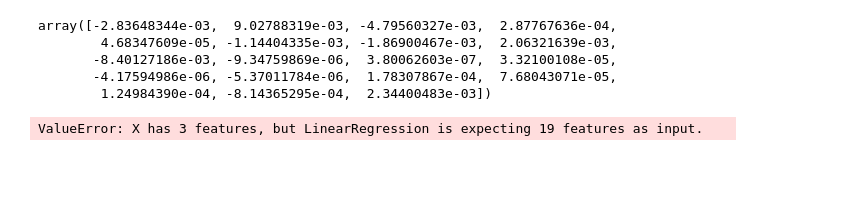
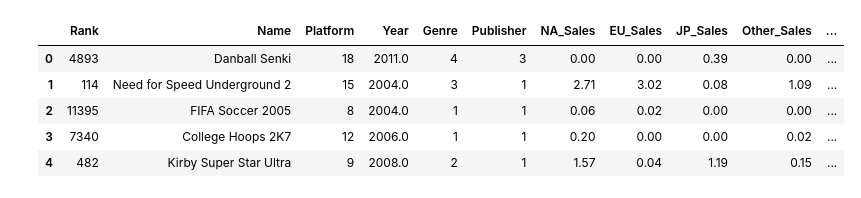
Before and after one commit to TempeHS/2026SE_MLOPStask_Zoe.R, a Jupyter notebook: 2.Model_Development/2.3.Model_Training/model_training_tests.ipynb, the cells around one changed output. Saved outputs shown, nothing was run; the diff lists cells and outputs as text; code cells hidden in the pictures; blank space fills up the shorter version.

```diff
--- a/2.Model_Development/2.3.Model_Training/model_training_tests.ipynb
+++ b/2.Model_Development/2.3.Model_Training/model_training_tests.ipynb
@@ -13,23 +13,15 @@ training_data = pd.read_csv('training_data.csv')
-# %%
-y = training_data['Global_Sales']
-x = training_data[['Platform', 'Genre', 'Publisher']]
-poly = PolynomialFeatures(degree=3, include_bias=False)
-poly_features = poly.fit_transform(x)
-
-model = LinearRegression()
-model.fit(poly_features, y)
-
-c = model.intercept_
-m = model.coef_
-m
-# %% [output]
-array([-2.83648344e-03,  9.02788319e-03, -4.79560327e-03,  2.87767636e-04,
-        4.68347609e-05, -1.14404335e-03, -1.86900467e-03,  2.06321639e-03,
-       -8.40127186e-03, -9.34759869e-06,  3.80062603e-07,  3.32100108e-05,
-       -4.17594986e-06, -5.37011784e-06,  1.78307867e-04,  7.68043071e-05,
-        1.24984390e-04, -8.14365295e-04,  2.34400483e-03])
-# %%
-y_predict = model.predict(x)
-y_predict
-# %% [output]
-ValueError: X has 3 features, but LinearRegression is expecting 19 features as input.
+# %%
+
+training = pd.read_csv('training_data.csv')
+
+x_name = [['Platform', 'Genre', 'Publisher']]
+y_name = ['Global_Sales']
+
+training.head()
+# %% [output]
+|  | Rank | Name | Platform | Year | Genre | Publisher | NA_Sales | EU_Sales | JP_Sales | Other_Sales | ... |
+| 0 | 4893 | Danball Senki | 18 | 2011.0 | 4 | 3 | 0.00 | 0.00 | 0.39 | 0.00 | ... |
+| 1 | 114 | Need for Speed Underground 2 | 15 | 2004.0 | 3 | 1 | 2.71 | 3.02 | 0.08 | 1.09 | ... |
+| 2 | 11395 | FIFA Soccer 2005 | 8 | 2004.0 | 1 | 1 | 0.06 | 0.02 | 0.00 | 0.00 | ... |
+| 3 | 7340 | College Hoops 2K7 | 12 | 2006.0 | 1 | 1 | 0.20 | 0.00 | 0.00 | 0.02 | ... |
+| 4 | 482 | Kirby Super Star Ultra | 9 | 2008.0 | 2 | 1 | 1.57 | 0.04 | 1.19 | 0.15 | ... |
```
Also changed, not shown: parts of 3 cells of this notebook, 3 other files.
